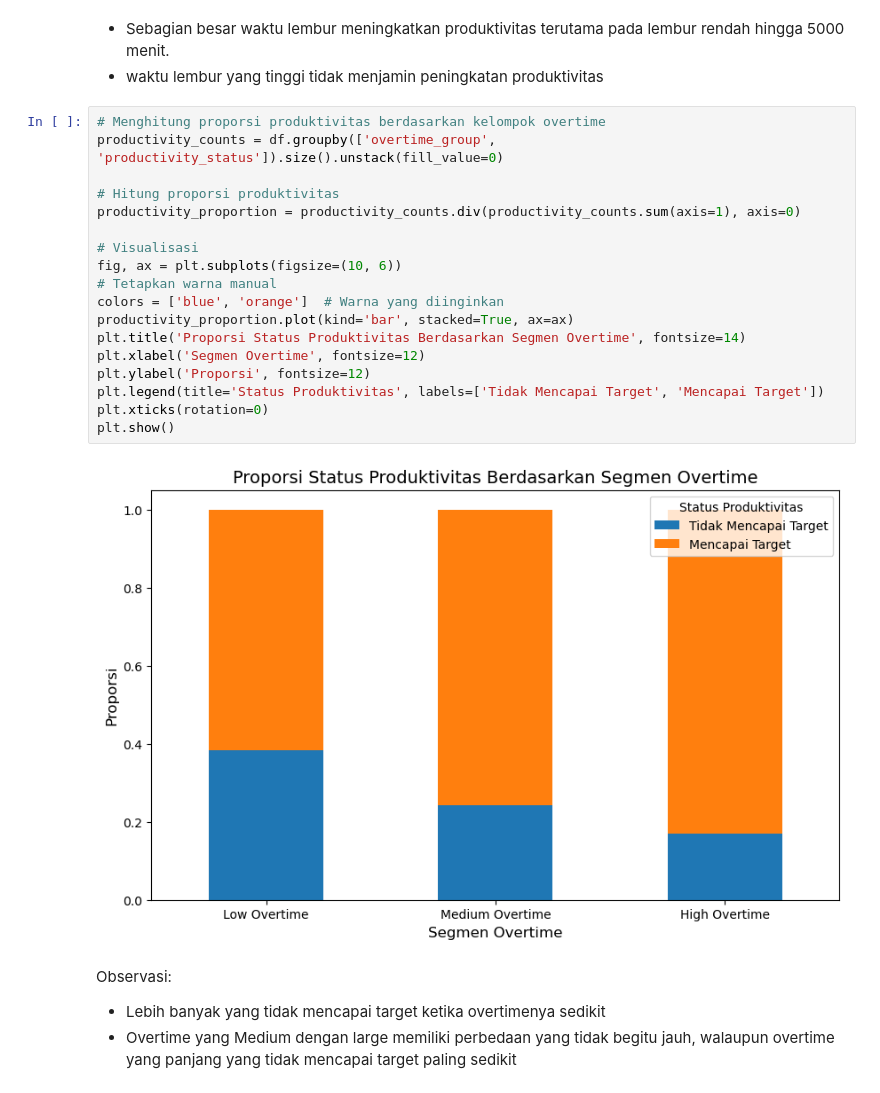
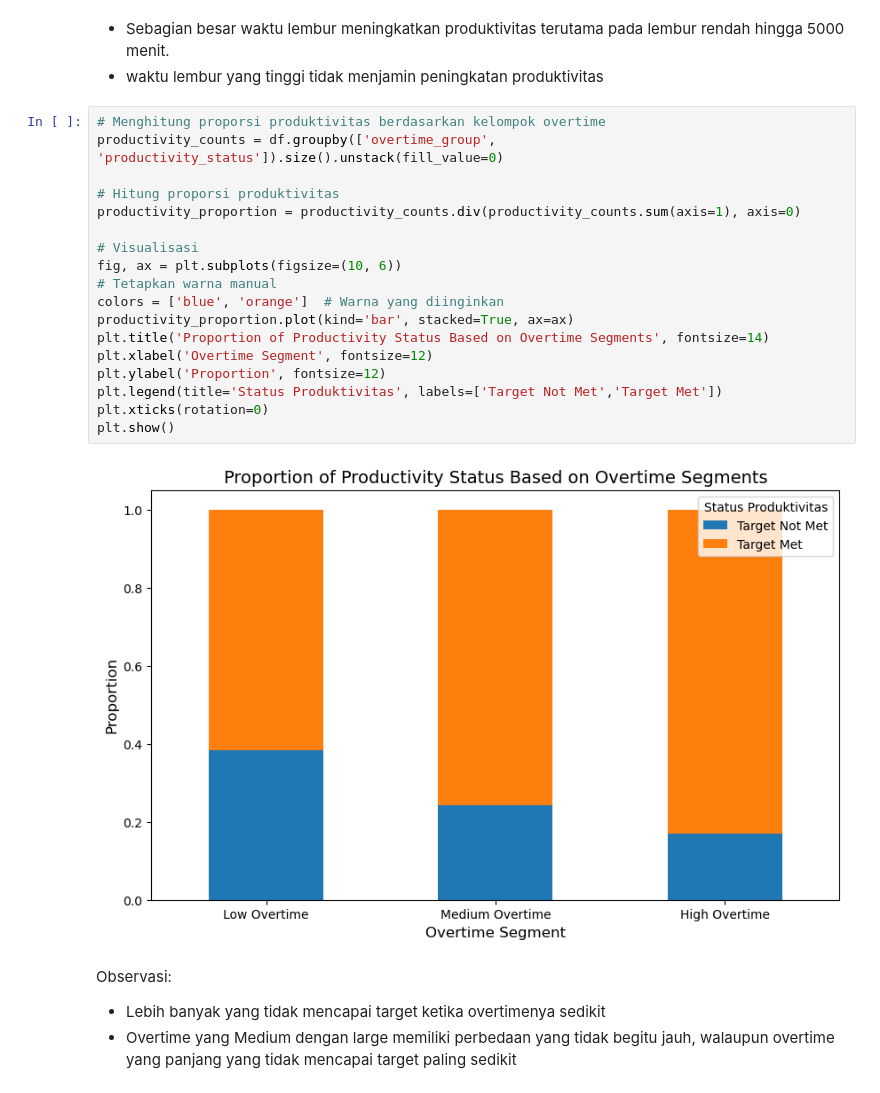
Before and after one commit to tiyasanin1/garment-productivity-analysis, a Jupyter notebook: notebook/code.ipynb, the cells around one changed output. Drawn from its saved outputs; the diff is of its cells as text.

```diff
--- a/notebook/code.ipynb
+++ b/notebook/code.ipynb
@@ -257,23 +268,23 @@ plt.show()
 # %%
 # Menghitung proporsi produktivitas berdasarkan kelompok overtime
 productivity_counts = df.groupby(['overtime_group', 'productivity_status']).size().unstack(fill_value=0)
 
 # Hitung proporsi produktivitas
 productivity_proportion = productivity_counts.div(productivity_counts.sum(axis=1), axis=0)
 
 # Visualisasi
 fig, ax = plt.subplots(figsize=(10, 6))
 # Tetapkan warna manual
 colors = ['blue', 'orange']  # Warna yang diinginkan
 productivity_proportion.plot(kind='bar', stacked=True, ax=ax)
-plt.title('Proporsi Status Produktivitas Berdasarkan Segmen Overtime', fontsize=14)
-plt.xlabel('Segmen Overtime', fontsize=12)
-plt.ylabel('Proporsi', fontsize=12)
-plt.legend(title='Status Produktivitas', labels=['Tidak Mencapai Target', 'Mencapai Target'])
+plt.title('Proportion of Productivity Status Based on Overtime Segments', fontsize=14)
+plt.xlabel('Overtime Segment', fontsize=12)
+plt.ylabel('Proportion', fontsize=12)
+plt.legend(title='Status Produktivitas', labels=['Target Not Met','Target Met'])
 plt.xticks(rotation=0)
 plt.show()
 # %% [output]
-[figure, old version]
+[figure, new version]
 # %% [markdown]
 Observasi:
 - Lebih banyak yang tidak mencapai target ketika overtimenya sedikit
```
Also changed, not shown: parts of 9 cells of this notebook.
